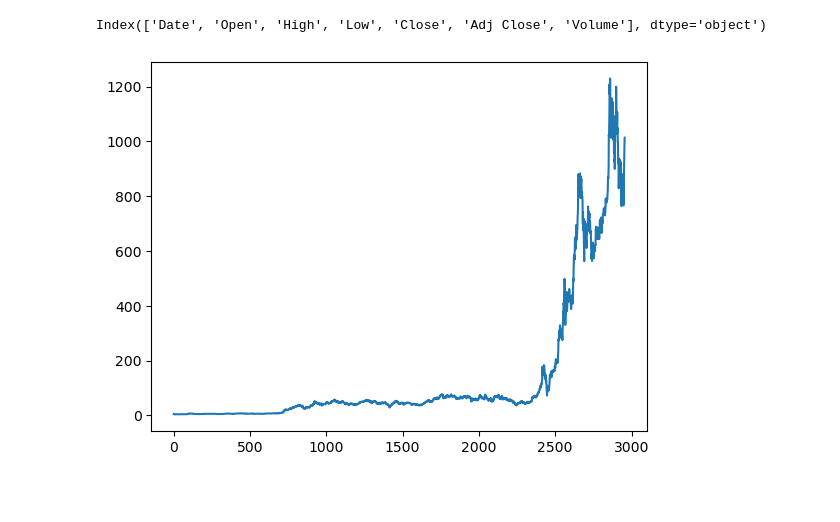
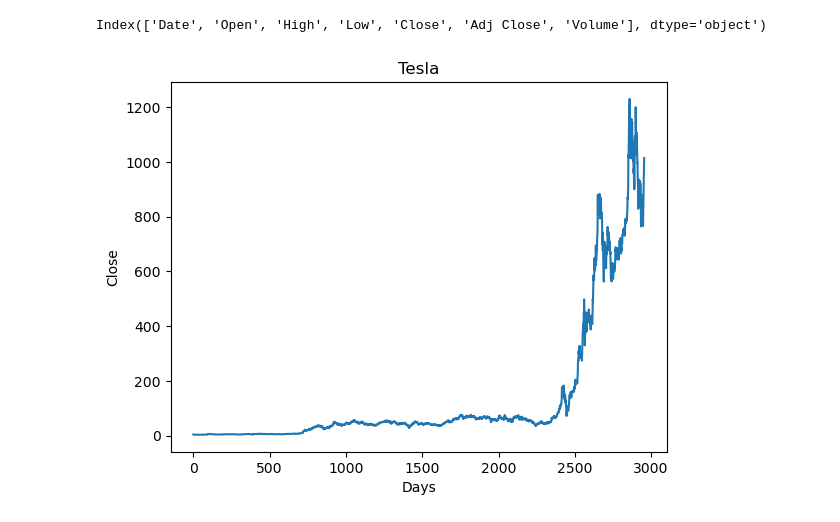
Before and after one commit to Ujjwal5705/Stock-Prediction-Portal, a Jupyter notebook: Resources/LearnMatplotlib.ipynb, the cells around one changed output. Saved outputs shown, nothing was run; the diff lists cells and outputs as text; code cells hidden in the pictures; blank space fills up the shorter version.

```diff
--- a/Resources/LearnMatplotlib.ipynb
+++ b/Resources/LearnMatplotlib.ipynb
@@ -162,8 +162,8 @@ df2.columns
 Index(['Date', 'Open', 'High', 'Low', 'Close', 'Adj Close', 'Volume'], dtype='object')
 # %%
 plt.plot(df2.Close);
-plt.title('Tesla')
-plt.ylabel('Close')
-plt.xlabel('Volume')
+plt.title('Tesla');
+plt.ylabel('Close');
+plt.xlabel('Days');
 # %% [output]
-[figure, old version]
+[figure, new version]
```
Also changed, not shown: 1 other file.
